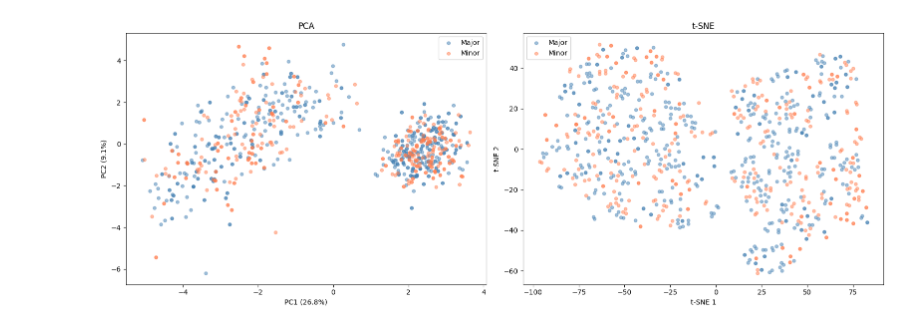
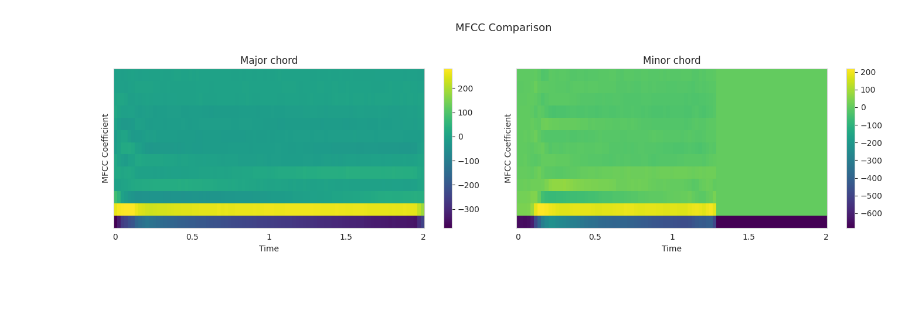
Before and after one commit to Stelllarce/ChordClassifier, a Jupyter notebook: notebooks/02_feature_analysis.ipynb, the cells around one changed output. Cells and saved outputs as stored; diff of their text form; code cells hidden in the pictures; blank space fills up the shorter version.

```diff
--- a/notebooks/02_feature_analysis.ipynb
+++ b/notebooks/02_feature_analysis.ipynb
@@ -53,10 +88,12 @@ plt.show()
 # %%
-fig, ax = plt.subplots(figsize=(12, 10))
-corr = df[feature_names].corr()
-mask = np.triu(np.ones_like(corr, dtype=bool))
-sns.heatmap(corr, mask=mask, cmap='coolwarm', center=0, annot=False,
-            xticklabels=feature_names, yticklabels=feature_names, ax=ax)
-ax.set_title('Feature Correlation Matrix')
+fig, axes = plt.subplots(1, 2, figsize=(14, 4))
+for ax, (title, (y, sr, label, src)) in zip(axes, samples):
+    chroma = librosa.feature.chroma_stft(y=y, sr=sr, hop_length=512)
+    img = librosa.display.specshow(chroma, y_axis='chroma', x_axis='time',
+                                   sr=sr, hop_length=512, ax=ax, cmap='coolwarm')
+    ax.set_title(f'{title}')
+    fig.colorbar(img, ax=ax, format='%.1f')
+plt.suptitle('Chromagram Comparison', fontsize=13, y=1.02)
 plt.tight_layout()
 plt.show()
 # %% [output]
@@ -64,35 +101,15 @@ plt.show()
 # %%
-scaler = StandardScaler()
-X_scaled = scaler.fit_transform(features)
-le = LabelEncoder()
-y_encoded = le.fit_transform(labels)
-
-pca = PCA(n_components=2)
-X_pca = pca.fit_transform(X_scaled)
-
-fig, axes = plt.subplots(1, 2, figsize=(16, 6))
-
-for cls, color, name in [(0, 'steelblue', 'Major'), (1, 'coral', 'Minor')]:
-    mask = y_encoded == cls
-    axes[0].scatter(X_pca[mask, 0], X_pca[mask, 1], c=color, label=name, alpha=0.5, s=20)
-axes[0].set_xlabel(f'PC1 ({pca.explained_variance_ratio_[0]:.1%})')
-axes[0].set_ylabel(f'PC2 ({pca.explained_variance_ratio_[1]:.1%})')
-axes[0].set_title('PCA')
-axes[0].legend()
-
-tsne = TSNE(n_components=2, random_state=42, perplexity=30)
-X_tsne = tsne.fit_transform(X_scaled)
-
-for cls, color, name in [(0, 'steelblue', 'Major'), (1, 'coral', 'Minor')]:
-    mask = y_encoded == cls
-    axes[1].scatter(X_tsne[mask, 0], X_tsne[mask, 1], c=color, label=name, alpha=0.5, s=20)
-axes[1].set_xlabel('t-SNE 1')
-axes[1].set_ylabel('t-SNE 2')
-axes[1].set_title('t-SNE')
-axes[1].legend()
-
+fig, axes = plt.subplots(1, 2, figsize=(14, 4))
+for ax, (title, (y, sr, label, src)) in zip(axes, samples):
+    mfccs = librosa.feature.mfcc(y=y, sr=sr, n_mfcc=13, hop_length=512)
+    img = librosa.display.specshow(mfccs, x_axis='time', sr=sr,
+                                   hop_length=512, ax=ax, cmap='viridis')
+    ax.set_ylabel('MFCC Coefficient')
+    ax.set_title(f'{title}')
+    fig.colorbar(img, ax=ax)
+plt.suptitle('MFCC Comparison', fontsize=13, y=1.02)
 plt.tight_layout()
 plt.show()
 # %% [output]
-[figure, old version]
+[figure, new version]
 # %%
```
Also changed, not shown: parts of 12 cells of this notebook, 10 other files.
